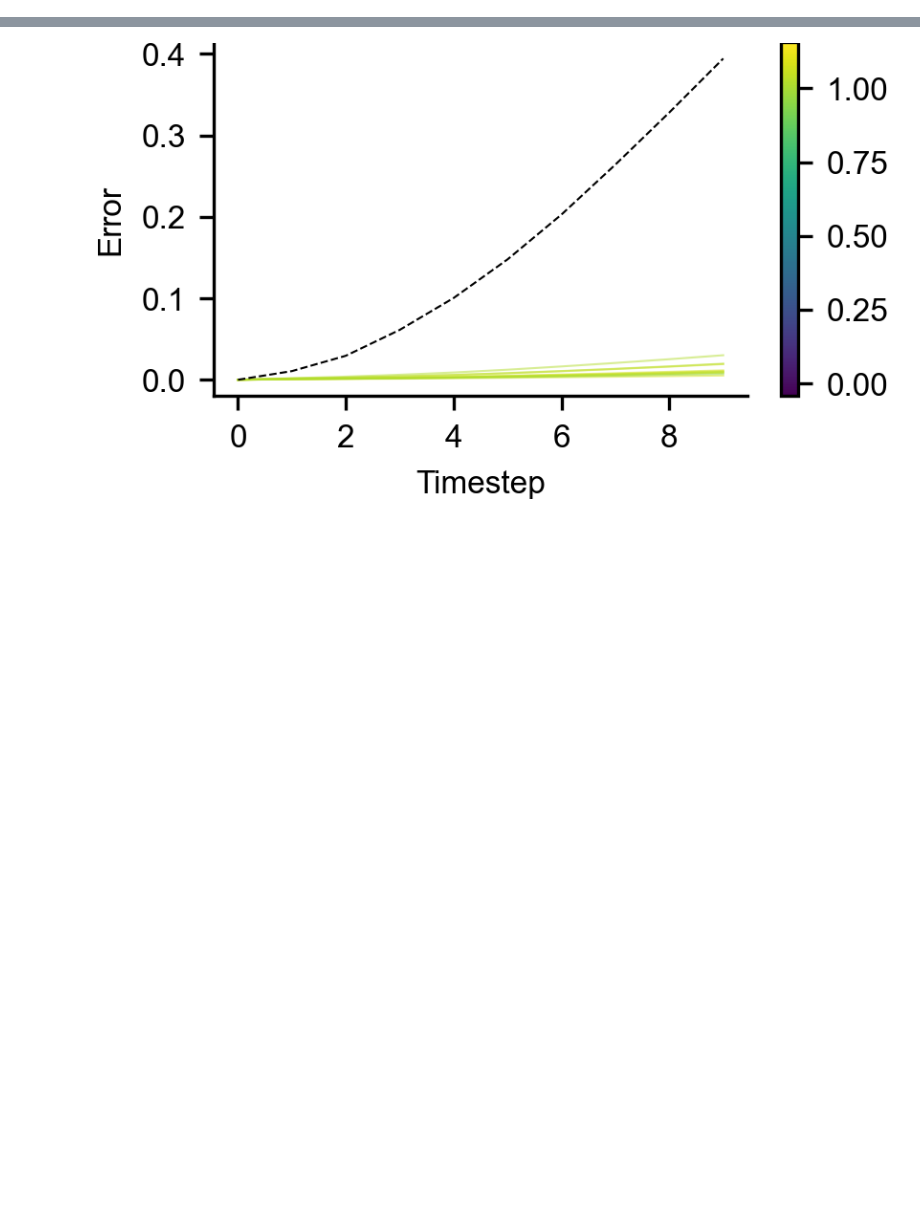
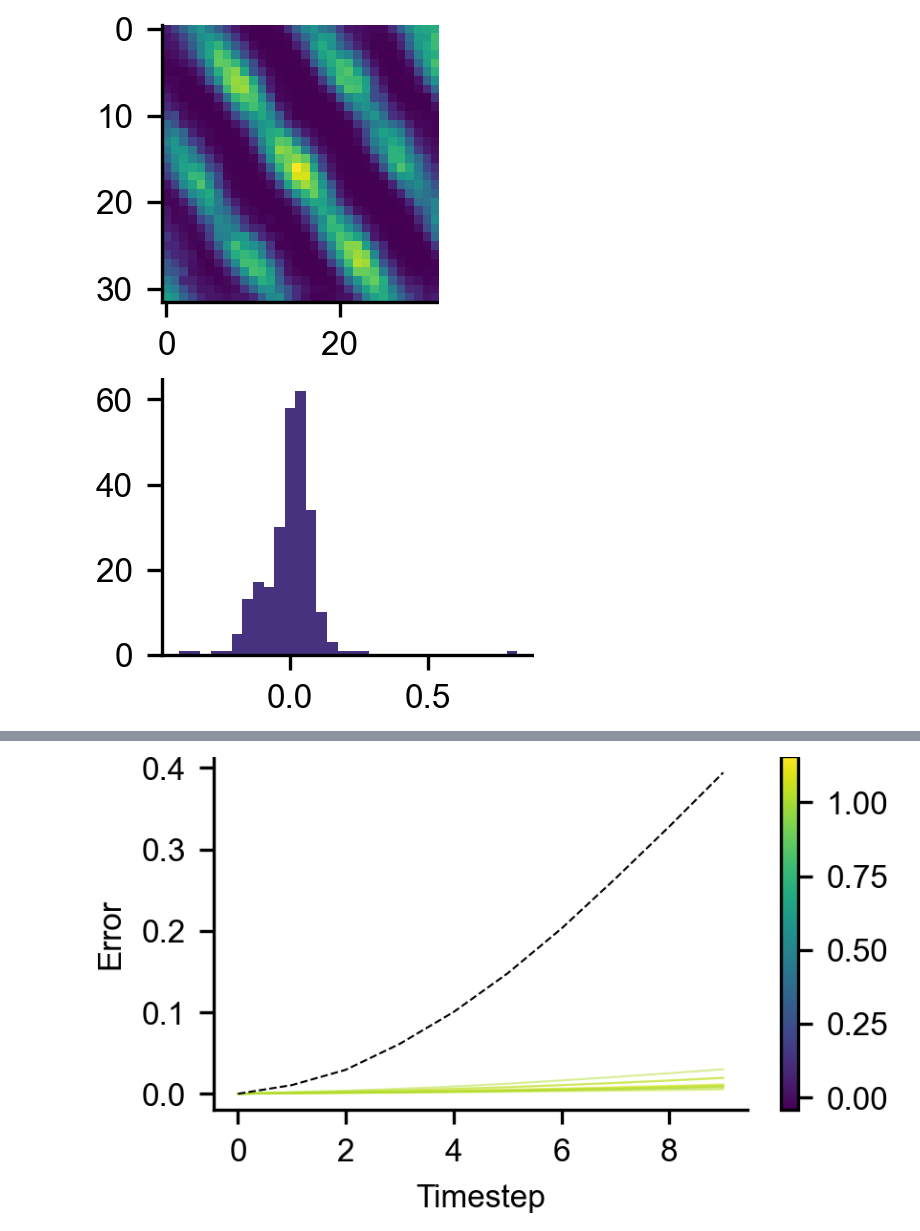
Before and after one commit to bioAI-Oslo/GridsWithoutPI, a Jupyter notebook: prune_rnn.ipynb, the cells around one changed output, grey strips where cells are left out. Saved outputs shown, nothing was run; the diff lists cells and outputs as text; code cells hidden in the pictures; blank space fills up the shorter version.

```diff
--- a/prune_rnn.ipynb
+++ b/prune_rnn.ipynb
@@ -49,0 +50,17 @@ multiimshow(ratemaps[high_gs_mask], figsize = (4,4));
+# %%
+ind = 4
+ind = np.argmax(low_gs_mask)
+
+plt.imshow(ratemaps[ind])
+plt.show()
+plt.hist(model.gg.weight[ind].detach().numpy(), bins =32)
+inds = np.argsort(model.gg.weight[ind].detach().numpy())
+
+
+fig, ax = plt.subplots(16,16, figsize = (10,10))
+for i, num in enumerate(inds):
+    ax.ravel()[i].imshow(ratemaps[num])
+    ax.ravel()[i].axis("off")
+# %% [output]
+[figure, added]
+[figure, added]
```
Also changed, not shown: parts of 4 cells of this notebook, 3 other files.
